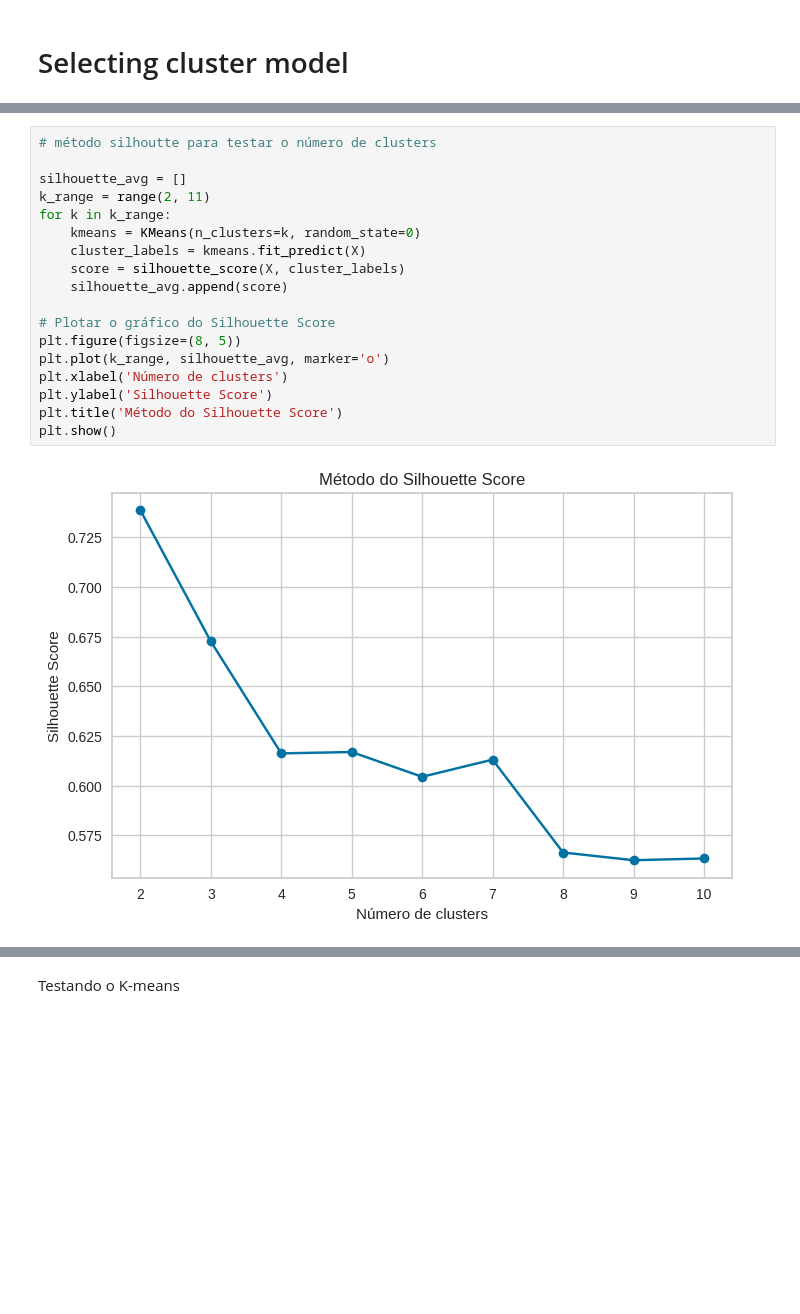
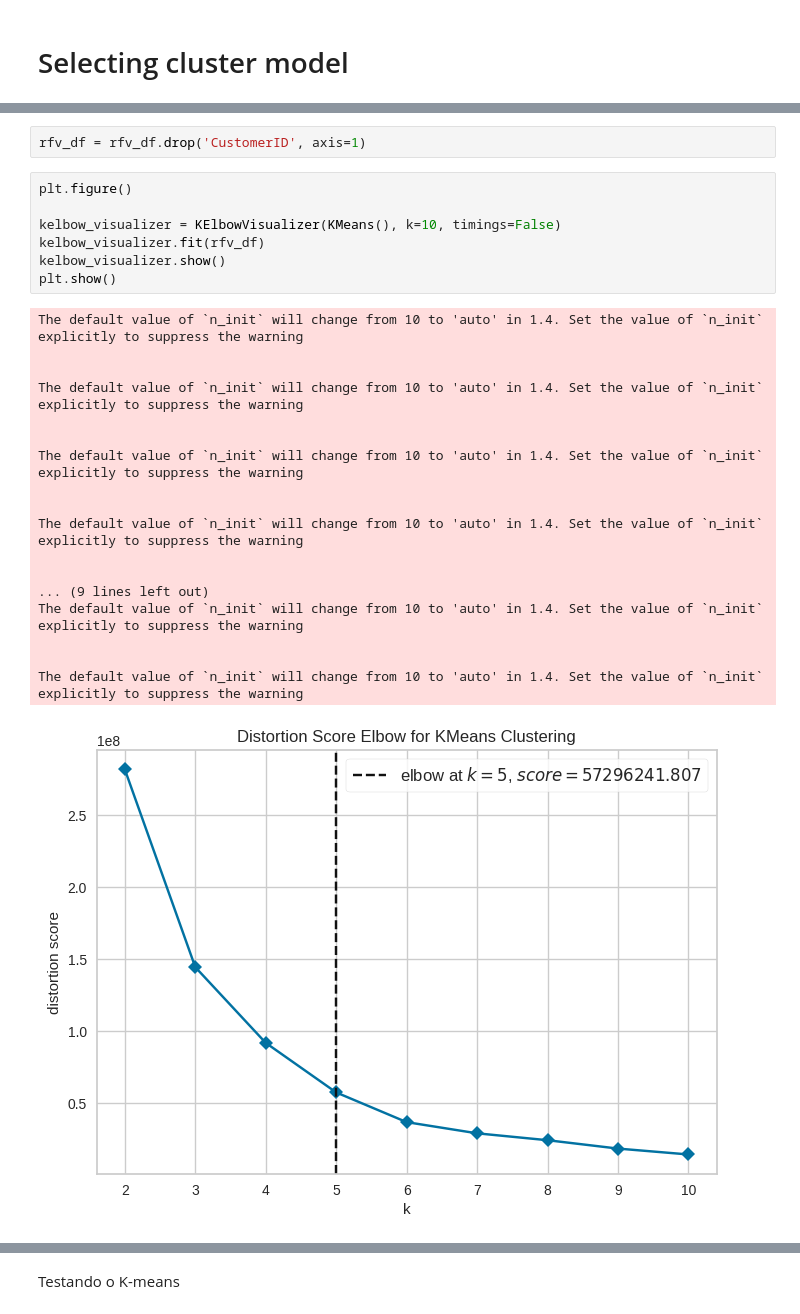
Before and after one commit to PabloLBandeira/biblioteca-Pandas, a Jupyter notebook: Desafio_07_Pablo.ipynb, the cells around one changed output, grey strips where cells are left out. Drawn from its saved outputs; the diff is of its cells as text; blank space fills up the shorter version.

```diff
--- a/Desafio_07_Pablo.ipynb
+++ b/Desafio_07_Pablo.ipynb
@@ -327,21 +298,29 @@ plt.show()
-# %%
-# método silhoutte para testar o número de clusters
-
-silhouette_avg = []
-k_range = range(2, 11)
-for k in k_range:
-    kmeans = KMeans(n_clusters=k, random_state=0)
-    cluster_labels = kmeans.fit_predict(X)
-    score = silhouette_score(X, cluster_labels)
-    silhouette_avg.append(score)
-
-# Plotar o gráfico do Silhouette Score
-plt.figure(figsize=(8, 5))
-plt.plot(k_range, silhouette_avg, marker='o')
-plt.xlabel('Número de clusters')
-plt.ylabel('Silhouette Score')
-plt.title('Método do Silhouette Score')
-plt.show()
-# %% [output]
-[figure, removed]
+# %%
+rfv_df = rfv_df.drop('CustomerID', axis=1)
+# %%
+plt.figure()
+
+kelbow_visualizer = KElbowVisualizer(KMeans(), k=10, timings=False)
+kelbow_visualizer.fit(rfv_df)
+kelbow_visualizer.show()
+plt.show()
+# %% [output]
+The default value of `n_init` will change from 10 to 'auto' in 1.4. Set the value of `n_init` explicitly to suppress the warning
+
+
+The default value of `n_init` will change from 10 to 'auto' in 1.4. Set the value of `n_init` explicitly to suppress the warning
+
+
+The default value of `n_init` will change from 10 to 'auto' in 1.4. Set the value of `n_init` explicitly to suppress the warning
+
+
+The default value of `n_init` will change from 10 to 'auto' in 1.4. Set the value of `n_init` explicitly to suppress the warning
+
+
+... (9 lines left out)
+The default value of `n_init` will change from 10 to 'auto' in 1.4. Set the value of `n_init` explicitly to suppress the warning
+
+
+The default value of `n_init` will change from 10 to 'auto' in 1.4. Set the value of `n_init` explicitly to suppress the warning
+[figure, added]
 # %%
```
Also changed, not shown: parts of 23 cells of this notebook.
